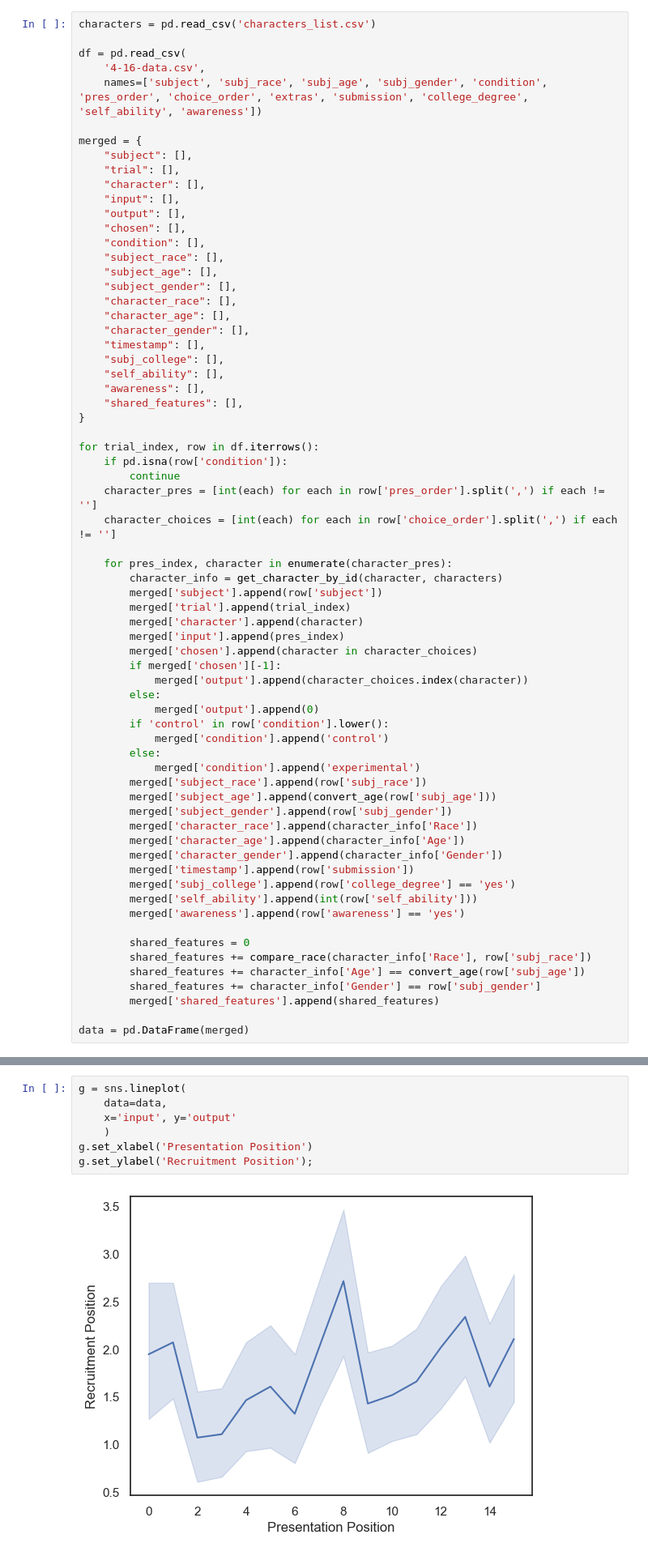
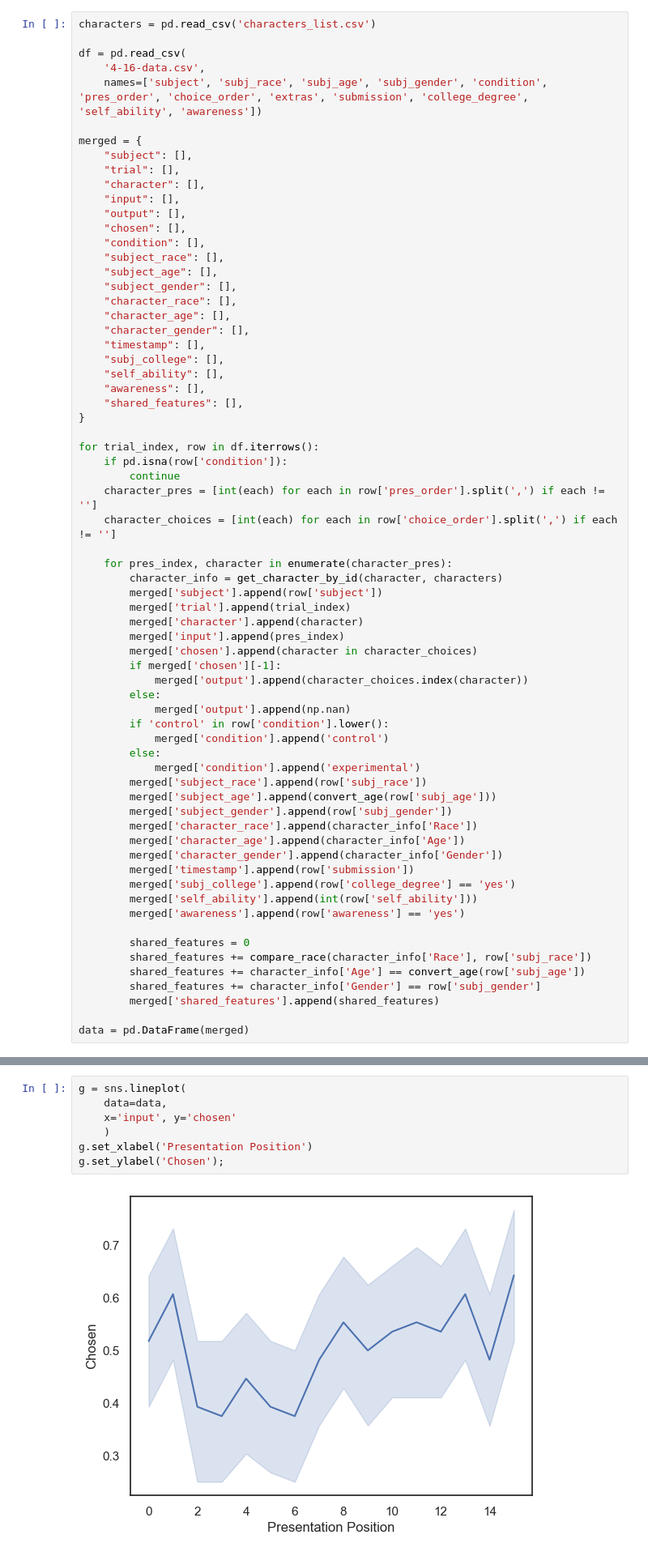
Before and after one commit to githubpsyche/voluntaryaffiliation, a Jupyter notebook: Data_Cleaning.ipynb, the cells around one changed output, grey strips where cells are left out. Shown at 81% size. Saved outputs shown, nothing was run; the diff lists cells and outputs as text.

```diff
--- a/Data_Cleaning.ipynb
+++ b/Data_Cleaning.ipynb
@@ -65,7 +66,7 @@ for trial_index, row in df.iterrows():
         if merged['chosen'][-1]:
             merged['output'].append(character_choices.index(character))
         else:
-            merged['output'].append(0)
+            merged['output'].append(np.nan)
         if 'control' in row['condition'].lower():
             merged['condition'].append('control')
         else:
@@ -253,9 +260,9 @@ g.set_xticks([0, 1, 2, 3]);
 # %%
 g = sns.lineplot(
     data=data,
-    x='input', y='output'
+    x='input', y='chosen'
     )
 g.set_xlabel('Presentation Position')
-g.set_ylabel('Recruitment Position');
+g.set_ylabel('Chosen');
 # %% [output]
-[figure, old version]
+[figure, new version]
```
Also changed, not shown: parts of 12 cells of this notebook.
